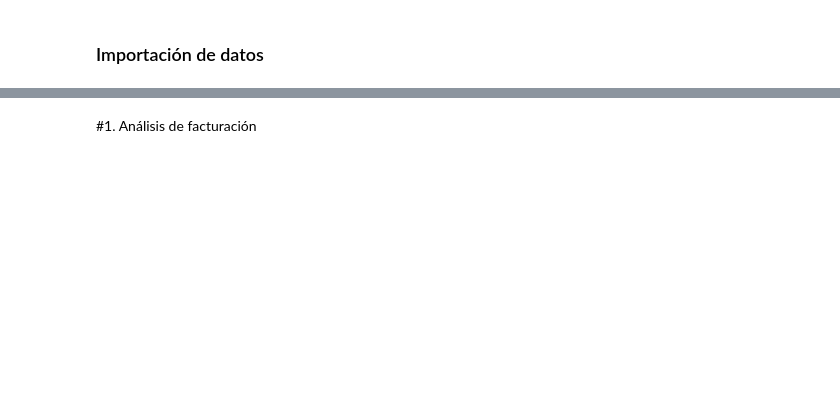
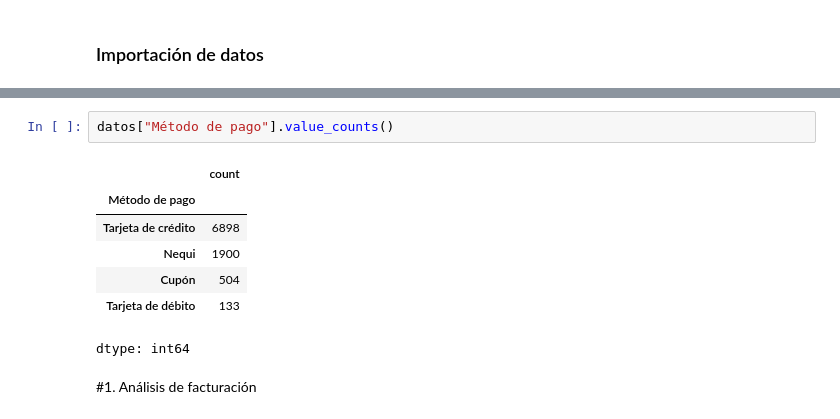
Before and after one commit to Stiven2308/Challenge1_Alura, a Jupyter notebook: AluraStoreLatam.ipynb, the cells around one changed output, grey strips where cells are left out. Saved outputs shown, nothing was run; the diff lists cells and outputs as text; blank space fills up the shorter version.

```diff
--- a/AluraStoreLatam.ipynb
+++ b/AluraStoreLatam.ipynb
@@ -24,2 +72,12 @@ tienda.head()
+# %%
+datos["Método de pago"].value_counts()
+# %% [output]
+|  | count |
+| Método de pago |  |
+| Tarjeta de crédito | 6898 |
+| Nequi | 1900 |
+| Cupón | 504 |
+| Tarjeta de débito | 133 |
+dtype: int64
 # %% [markdown]
 #1. Análisis de facturación
```
Also changed, not shown: parts of 6 cells of this notebook.
